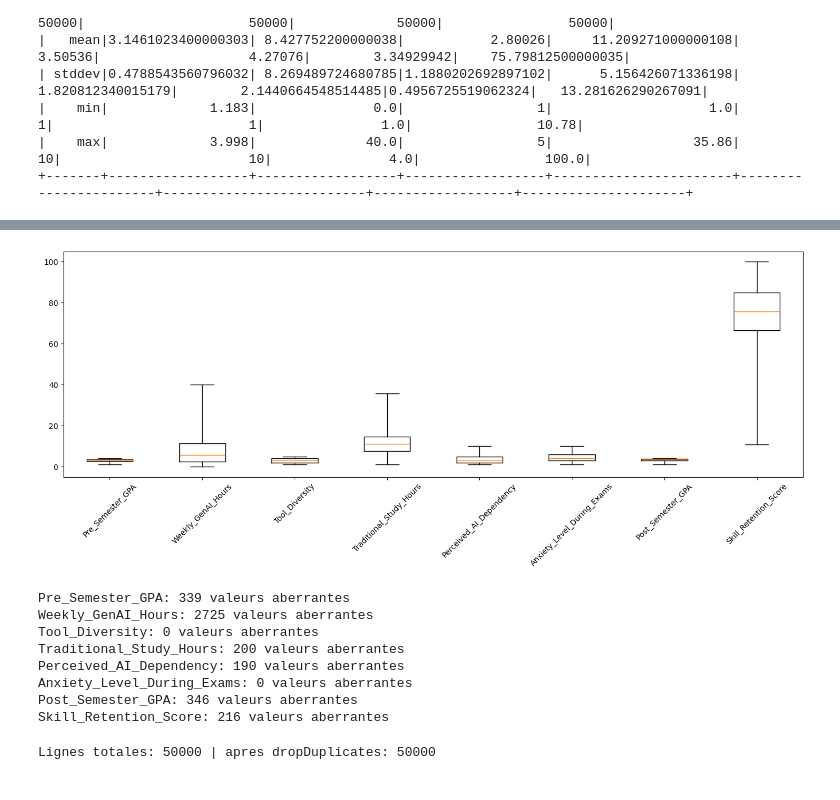
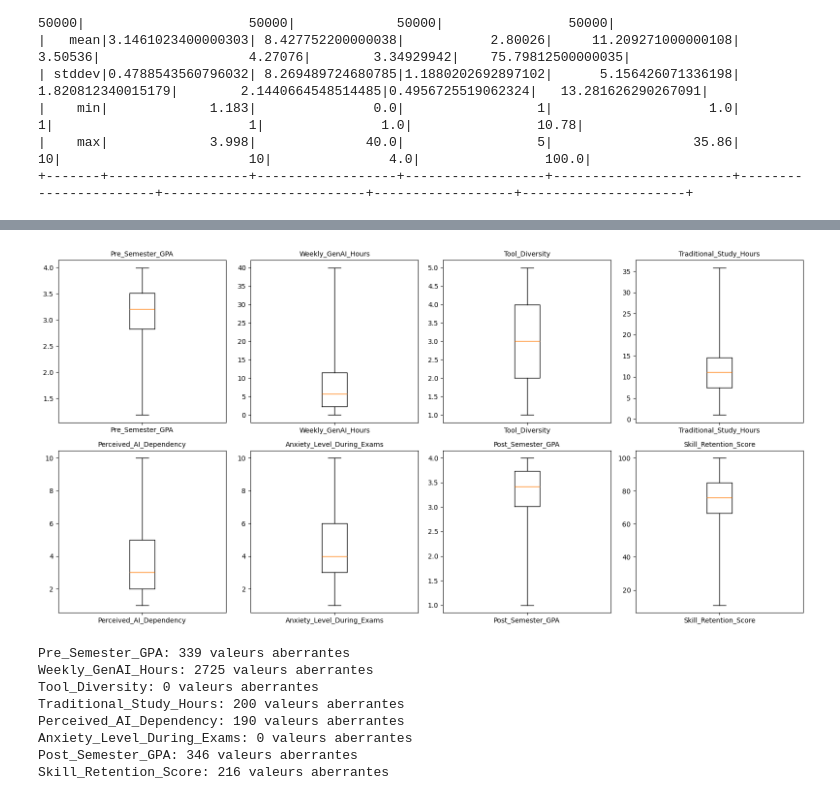
Before and after one commit to AbdelkrimAKKAL/Hadoop_Projet, a Jupyter notebook: main.ipynb, the cells around one changed output, grey strips where cells are left out. Cells and saved outputs as stored; diff of their text form; code cells hidden in the pictures.

```diff
--- a/main.ipynb
+++ b/main.ipynb
@@ -72,0 +54,14 @@ dtype: int64
+# %%
+# Valeurs manquantes + coherence de domaine
+print(df.isnull().sum())
+
+domain_checks = {
+    "Pre_Semester_GPA": (0, 4), "Post_Semester_GPA": (0, 4),
+    "Tool_Diversity": (1, 5), "Perceived_AI_Dependency": (1, 10), "Anxiety_Level_During_Exams": (1, 10),
+}
+for c, (lo, hi) in domain_checks.items():
+    n = ((df[c] < lo) | (df[c] > hi)).sum()
+    print(f"{c} hors [{lo},{hi}]: {n}")
+
+n_heures = ((df["Weekly_GenAI_Hours"] + df["Traditional_Study_Hours"]) > 168).sum()
+print(f"Heures/semaine > 168h: {n_heures}")
@@ -92,0 +131,10 @@ df_spark.select(numeric_cols).summary().show()
+# %%
+import matplotlib.pyplot as plt
+import seaborn as sns
+
+axes = df[numeric_cols].hist(figsize=(14, 10), bins=30)
+for ax in axes.flat:
+    ax.set_xlabel(ax.get_title())
+    ax.set_ylabel("Nombre d'etudiants")
+plt.tight_layout()
+plt.show()
@@ -93,23 +143,23 @@ df_spark.select(numeric_cols).summary().show()
 # %%
-# Boîtes à moustache (Spark calcule les quantiles, matplotlib dessine juste le résumé)
-import matplotlib.pyplot as plt
+# Boite a moustache par colonne (echelles differentes)
 from pyspark.sql import functions as F
 
 quantiles = df_spark.approxQuantile(numeric_cols, [0.25, 0.5, 0.75], 0.01)
 bounds = df_spark.agg(*[F.min(c).alias(f"{c}_min") for c in numeric_cols],
                        *[F.max(c).alias(f"{c}_max") for c in numeric_cols]).first()
 
 stats = [
     {"label": c, "q1": q1, "med": med, "q3": q3,
      "whislo": bounds[f"{c}_min"], "whishi": bounds[f"{c}_max"]}
     for c, (q1, med, q3) in zip(numeric_cols, quantiles)
 ]
 
-fig, ax = plt.subplots(figsize=(14, 6))
-ax.bxp(stats, showfliers=False)
-plt.xticks(rotation=45)
+fig, axes = plt.subplots(2, 4, figsize=(16, 8))
+for ax, stat in zip(axes.flat, stats):
+    ax.bxp([stat], showfliers=False)
+    ax.set_title(stat["label"], fontsize=10)
 plt.tight_layout()
 plt.show()
 # %% [output]
-[figure, old version]
+[figure, new version]
 # %%
@@ -128,8 +178,3 @@ Perceived_AI_Dependency: 190 valeurs aberrantes
 Anxiety_Level_During_Exams: 0 valeurs aberrantes
 Post_Semester_GPA: 346 valeurs aberrantes
 Skill_Retention_Score: 216 valeurs aberrantes
-# %%
-# Doublons de lignes completes (pas juste Student_ID)
-print(f"Lignes totales: {df_spark.count()} | apres dropDuplicates: {df_spark.dropDuplicates().count()}")
-# %% [output]
-Lignes totales: 50000 | apres dropDuplicates: 50000
```
Also changed, not shown: parts of 33 cells of this notebook, 4 other files.
